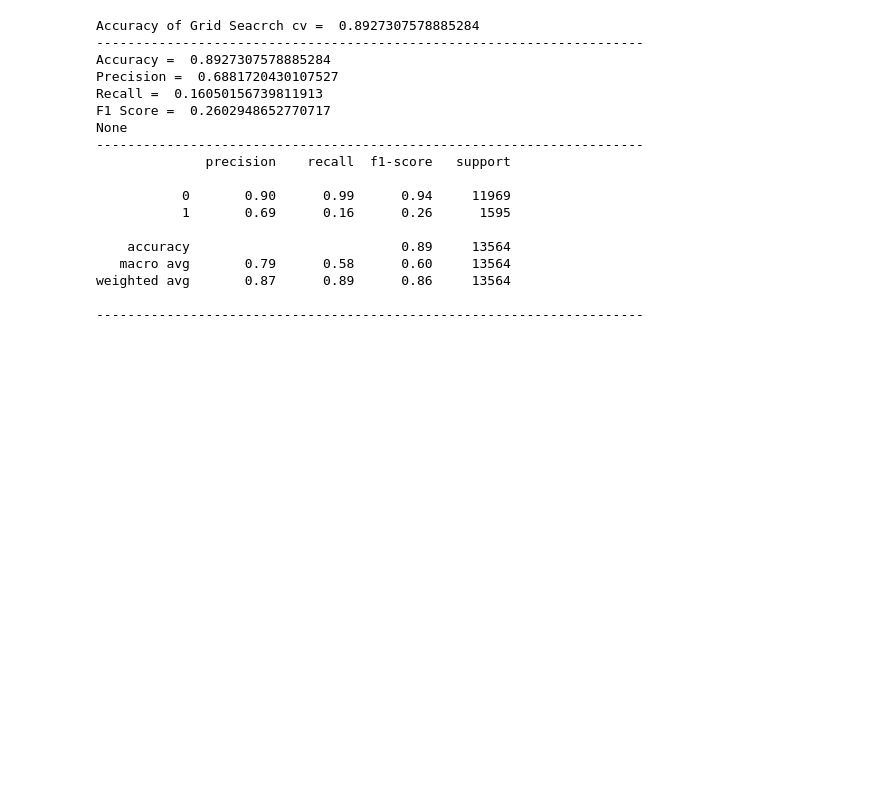
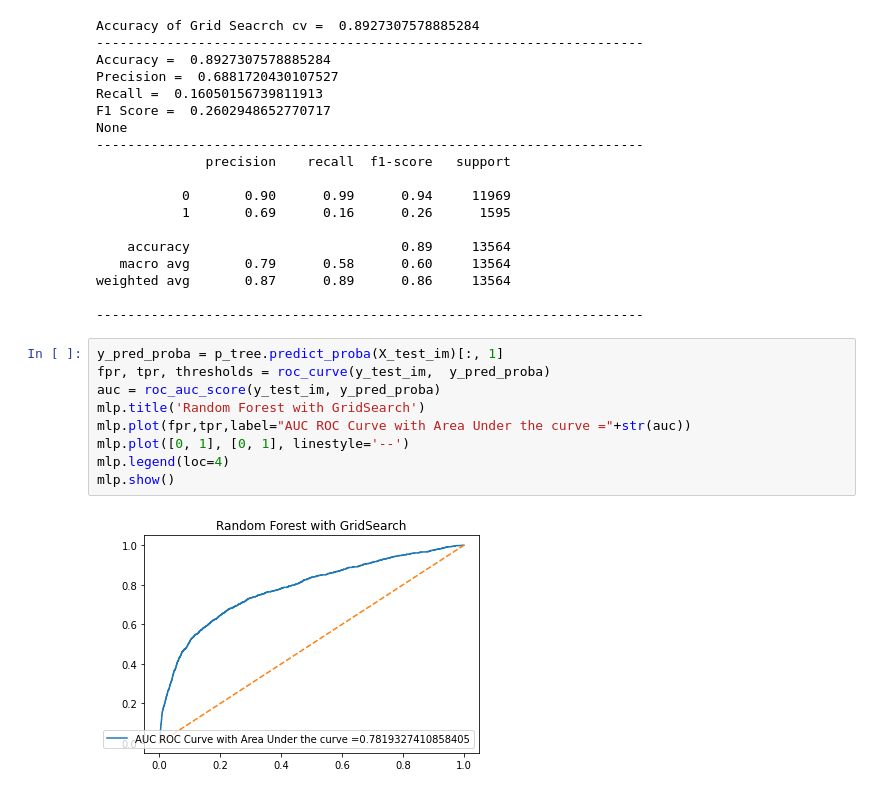
Before and after one commit to Sonu-Simariya/jupyter, a Jupyter notebook: assingment.ipynb, the cells around one changed output. Drawn from its saved outputs; the diff is of its cells as text; blank space fills up the shorter version.

```diff
--- a/assingment.ipynb
+++ b/assingment.ipynb
@@ -319,3 +319,14 @@ None
 weighted avg       0.87      0.89      0.86     13564
 
 ----------------------------------------------------------------------
+# %%
+y_pred_proba = p_tree.predict_proba(X_test_im)[:, 1]
+fpr, tpr, thresholds = roc_curve(y_test_im,  y_pred_proba)
+auc = roc_auc_score(y_test_im, y_pred_proba)
+mlp.title('Random Forest with GridSearch')
+mlp.plot(fpr,tpr,label="AUC ROC Curve with Area Under the curve ="+str(auc))
+mlp.plot([0, 1], [0, 1], linestyle='--')
+mlp.legend(loc=4)
+mlp.show()
+# %% [output]
+[figure, added]
```
